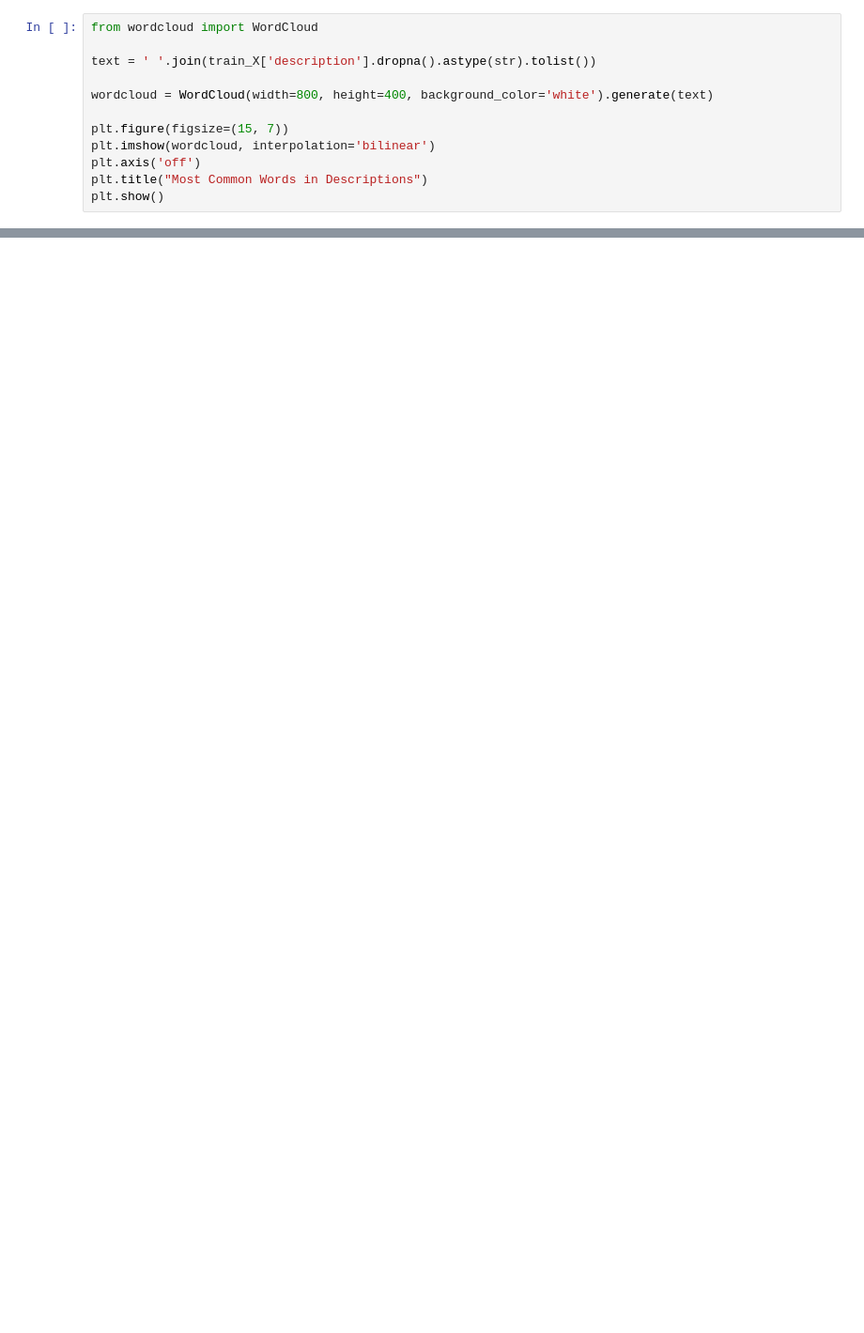
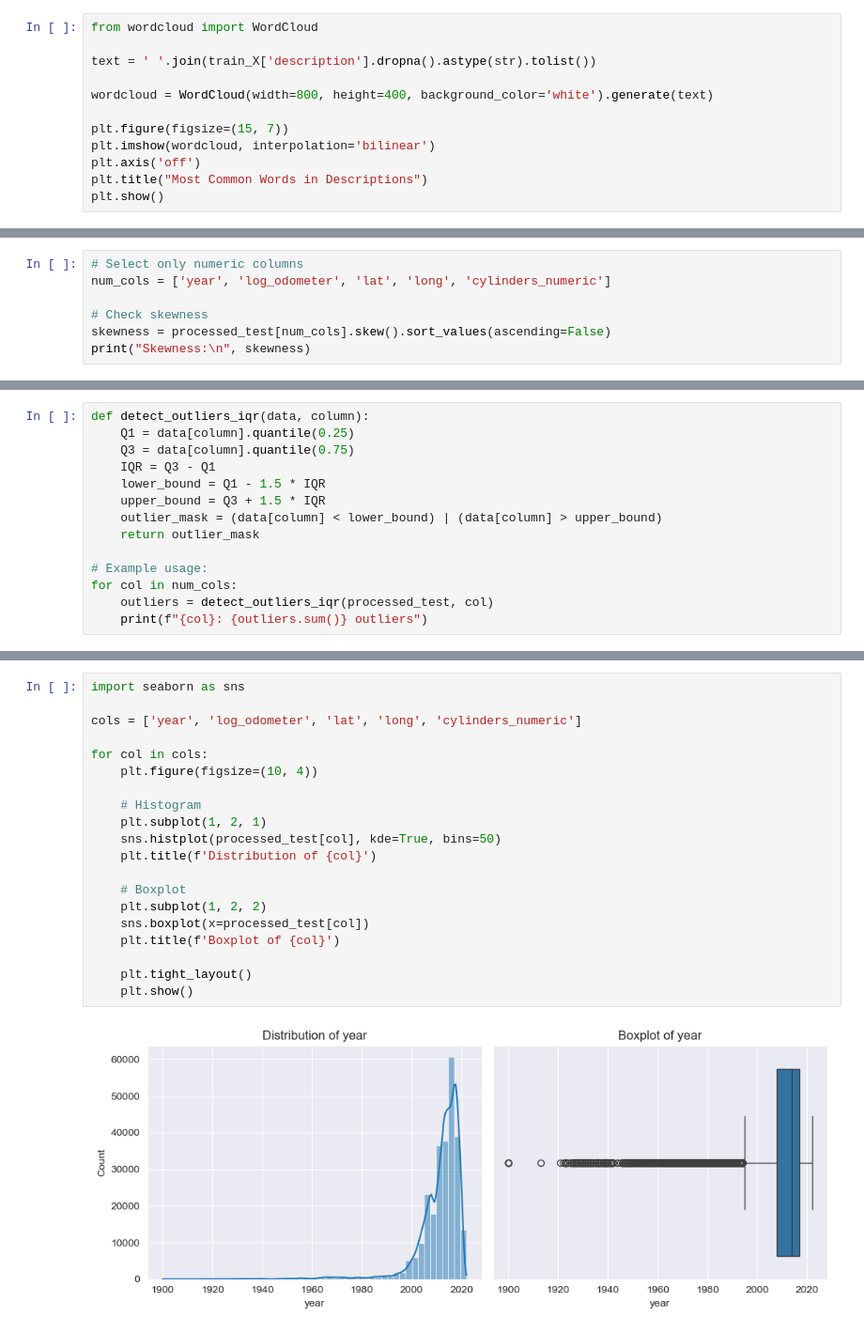
Before and after one commit to wissamttajjar/ml_and_dm_project, a Jupyter notebook: notebooks/data_preprocessing.ipynb, the cells around one changed output, grey strips where cells are left out. Shown at 94% size. Saved outputs shown, nothing was run; the diff lists cells and outputs as text; blank space fills up the shorter version.

```diff
--- a/notebooks/data_preprocessing.ipynb
+++ b/notebooks/data_preprocessing.ipynb
@@ -1148,0 +1407,7 @@ dtype: int64
+# %%
+# Select only numeric columns
+num_cols = ['year', 'log_odometer', 'lat', 'long', 'cylinders_numeric']
+
+# Check skewness
+skewness = processed_test[num_cols].skew().sort_values(ascending=False)
+print("Skewness:\n", skewness)
@@ -1148,0 +1422,14 @@ dtype: int64
+# %%
+def detect_outliers_iqr(data, column):
+    Q1 = data[column].quantile(0.25)
+    Q3 = data[column].quantile(0.75)
+    IQR = Q3 - Q1
+    lower_bound = Q1 - 1.5 * IQR
+    upper_bound = Q3 + 1.5 * IQR
+    outlier_mask = (data[column] < lower_bound) | (data[column] > upper_bound)
+    return outlier_mask
+
+# Example usage:
+for col in num_cols:
+    outliers = detect_outliers_iqr(processed_test, col)
+    print(f"{col}: {outliers.sum()} outliers")
@@ -1148,0 +1456,22 @@ dtype: int64
+# %%
+import seaborn as sns
+
+cols = ['year', 'log_odometer', 'lat', 'long', 'cylinders_numeric']
+
+for col in cols:
+    plt.figure(figsize=(10, 4))
+
+    # Histogram
+    plt.subplot(1, 2, 1)
+    sns.histplot(processed_test[col], kde=True, bins=50)
+    plt.title(f'Distribution of {col}')
+
+    # Boxplot
+    plt.subplot(1, 2, 2)
+    sns.boxplot(x=processed_test[col])
+    plt.title(f'Boxplot of {col}')
+
+    plt.tight_layout()
+    plt.show()
+# %% [output]
+[figure, added]
```
Also changed, not shown: parts of 11 cells of this notebook.
